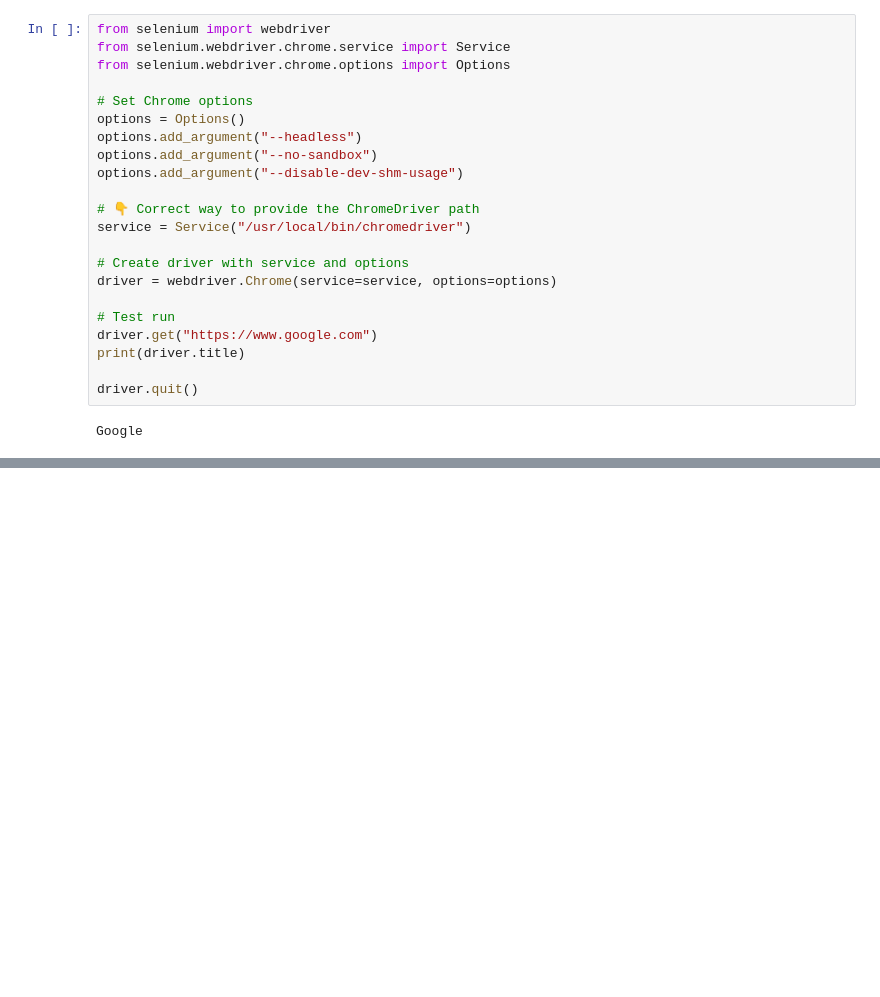
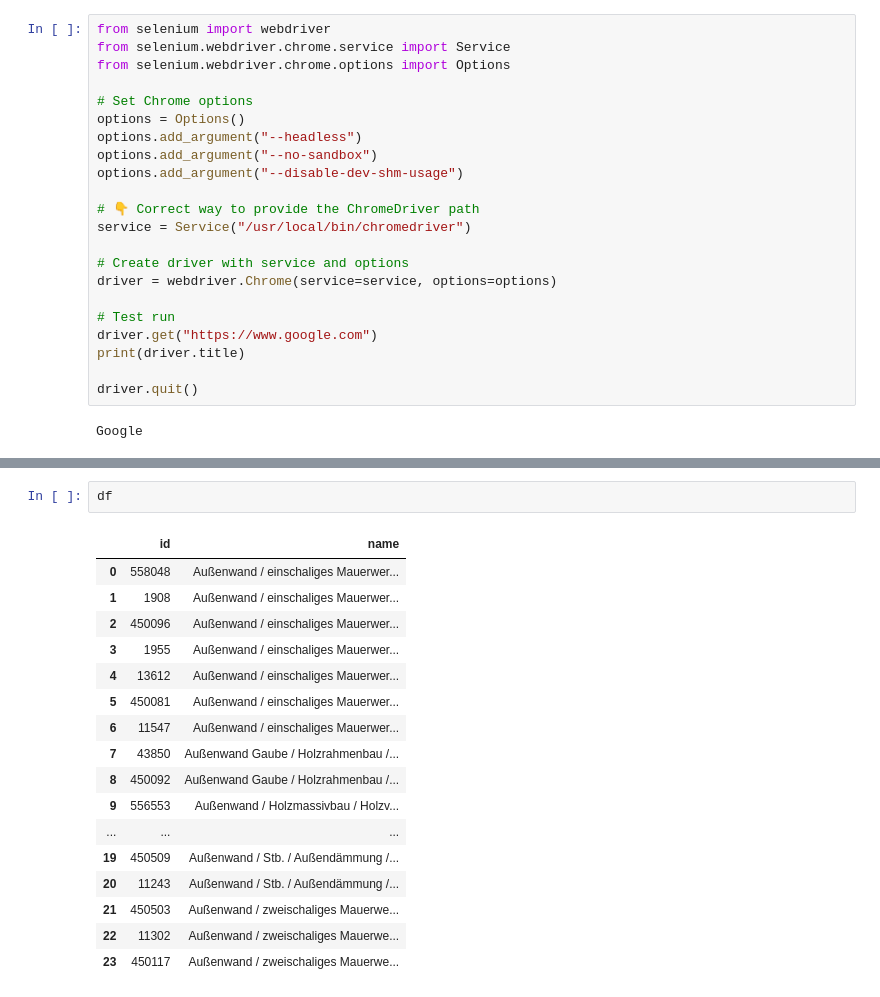
Before and after one commit to n3xtcoder-ai4impact/bbsr-challenge, a Jupyter notebook: elca_scrapping.ipynb, the cells around one changed output, grey strips where cells are left out. Cells and saved outputs as stored; diff of their text form; blank space fills up the shorter version.

```diff
--- a/elca_scrapping.ipynb
+++ b/elca_scrapping.ipynb
@@ -333,0 +461,20 @@ TimeoutException: Message:
+# %%
+df
+# %% [output]
+|  | id | name |
+| 0 | 558048 | Außenwand / einschaliges Mauerwer... |
+| 1 | 1908 | Außenwand / einschaliges Mauerwer... |
+| 2 | 450096 | Außenwand / einschaliges Mauerwer... |
+| 3 | 1955 | Außenwand / einschaliges Mauerwer... |
+| 4 | 13612 | Außenwand / einschaliges Mauerwer... |
+| 5 | 450081 | Außenwand / einschaliges Mauerwer... |
+| 6 | 11547 | Außenwand / einschaliges Mauerwer... |
+| 7 | 43850 | Außenwand Gaube / Holzrahmenbau /... |
+| 8 | 450092 | Außenwand Gaube / Holzrahmenbau /... |
+| 9 | 556553 | Außenwand / Holzmassivbau / Holzv... |
+| ... | ... | ... |
+| 19 | 450509 | Außenwand / Stb. / Außendämmung /... |
+| 20 | 11243 | Außenwand / Stb. / Außendämmung /... |
+| 21 | 450503 | Außenwand / zweischaliges Mauerwe... |
+| 22 | 11302 | Außenwand / zweischaliges Mauerwe... |
+| 23 | 450117 | Außenwand / zweischaliges Mauerwe... |
```
Also changed, not shown: parts of 9 cells of this notebook.
